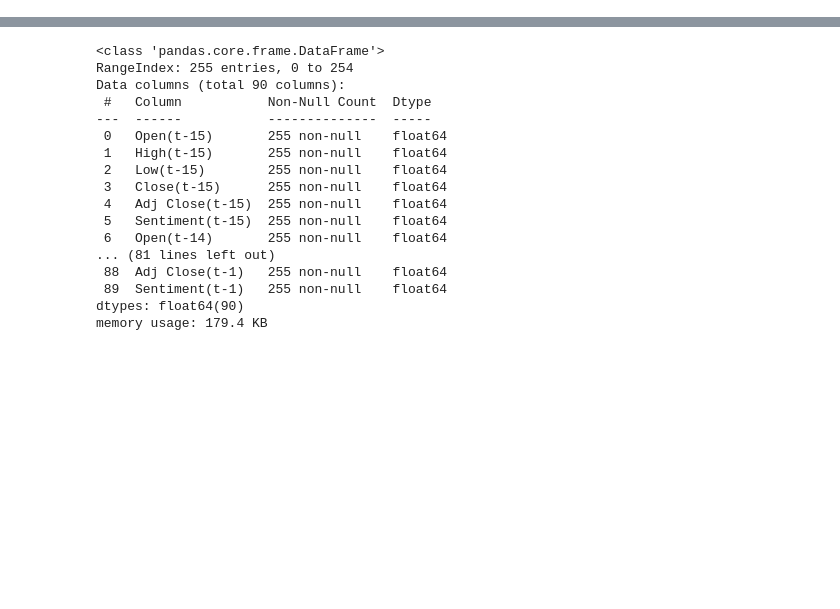
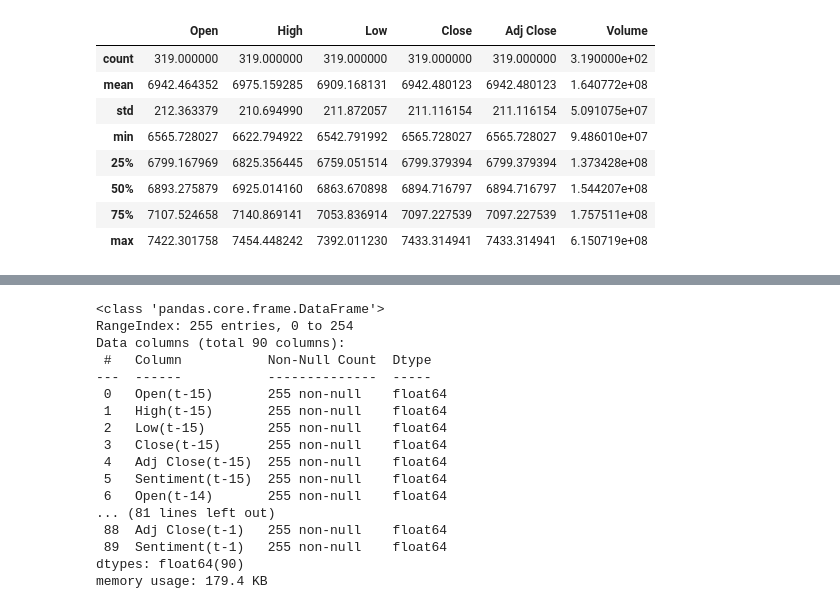
Before and after one commit to zyxn/stock_forecast_sentiment, a Jupyter notebook: notebooks/v1-wdy-svm-sentiment.ipynb, the cells around one changed output, grey strips where cells are left out. Drawn from its saved outputs; the diff is of its cells as text; code cells hidden in the pictures; blank space fills up the shorter version.

```diff
--- a/notebooks/v1-wdy-svm-sentiment.ipynb
+++ b/notebooks/v1-wdy-svm-sentiment.ipynb
@@ -19,3 +38,15 @@ data.head(3)
+# %%
+data.describe()
+# %% [output]
+|  | Open | High | Low | Close | Adj Close | Volume |
+| count | 319.000000 | 319.000000 | 319.000000 | 319.000000 | 319.000000 | 3.190000e+02 |
+| mean | 6942.464352 | 6975.159285 | 6909.168131 | 6942.480123 | 6942.480123 | 1.640772e+08 |
+| std | 212.363379 | 210.694990 | 211.872057 | 211.116154 | 211.116154 | 5.091075e+07 |
+| min | 6565.728027 | 6622.794922 | 6542.791992 | 6565.728027 | 6565.728027 | 9.486010e+07 |
+| 25% | 6799.167969 | 6825.356445 | 6759.051514 | 6799.379394 | 6799.379394 | 1.373428e+08 |
+| 50% | 6893.275879 | 6925.014160 | 6863.670898 | 6894.716797 | 6894.716797 | 1.544207e+08 |
+| 75% | 7107.524658 | 7140.869141 | 7053.836914 | 7097.227539 | 7097.227539 | 1.757511e+08 |
+| max | 7422.301758 | 7454.448242 | 7392.011230 | 7433.314941 | 7433.314941 | 6.150719e+08 |
 # %%
 sentiment
 
```
Also changed, not shown: parts of 7 cells of this notebook, 2 other files.
